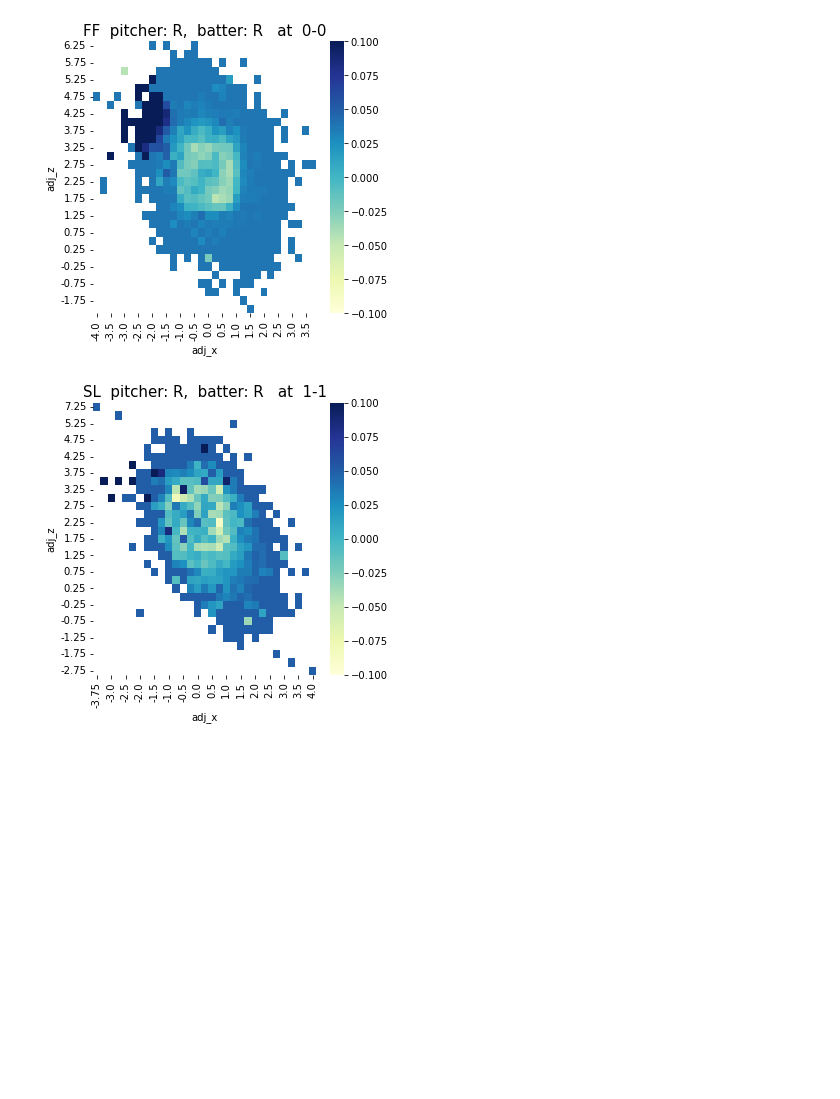
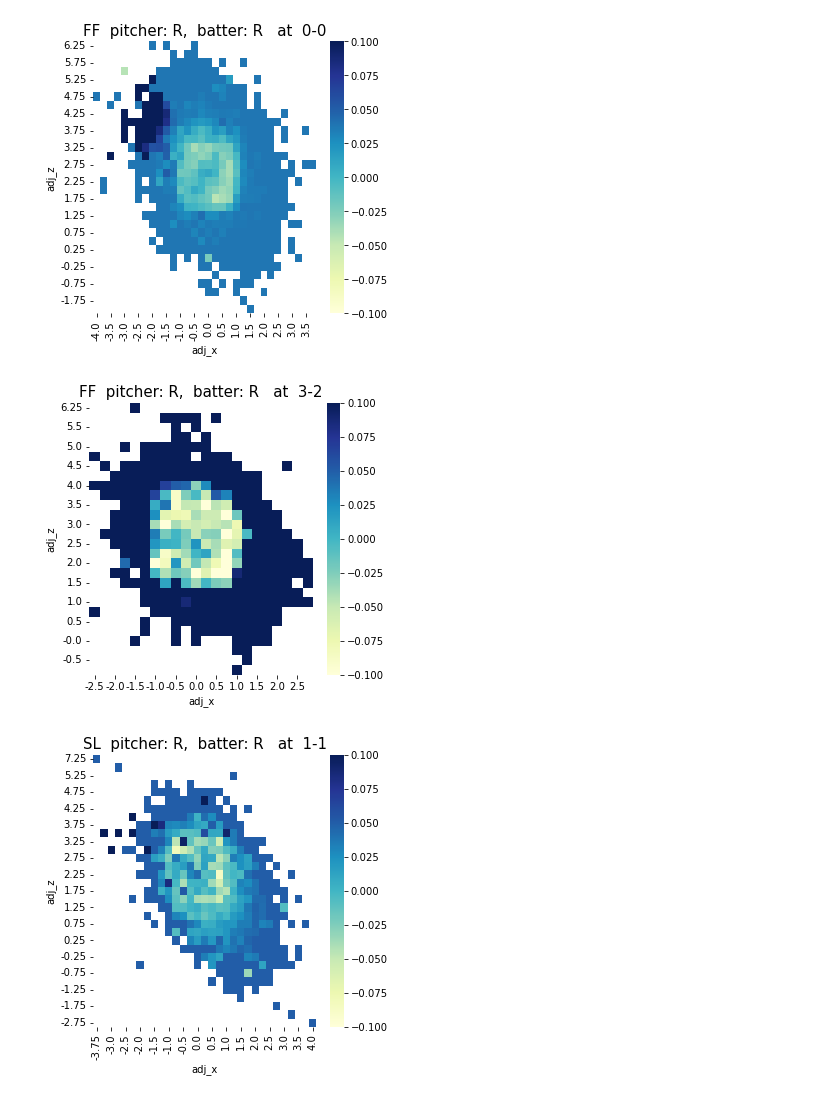
Before and after one commit to pcw789/mlb_statcast, a Jupyter notebook: command.ipynb, the cells around one changed output. Drawn from its saved outputs; the diff is of its cells as text; code cells hidden in the pictures; blank space fills up the shorter version.

```diff
--- a/command.ipynb
+++ b/command.ipynb
@@ -138,6 +154,18 @@ sns.heatmap(data=test_pivot.iloc[::-1],
 plt.show()
 # %% [output]
 [figure]
+# %%
+count32 =rr[rr['count']=='3-2']
+test_pivot = count32.pivot_table(index='adj_z', columns='adj_x', values='pitch_value')
+plt.figure(figsize=(5,5))
+plt.title('FF  pitcher: R,  batter: R   at  3-2', size=15)
+sns.heatmap(data=test_pivot.iloc[::-1],
+            vmin=-0.1,
+            vmax=0.1,
+            cmap = 'YlGnBu')
+plt.show()
+# %% [output]
+[figure, added]
 # %%
 rr = sl_pv[(sl_pv['p_throws']=='R')&(sl_pv['stand']=='R')]
 count00 =rr[rr['count']=='1-1']
```
Also changed, not shown: parts of 4 cells of this notebook.
